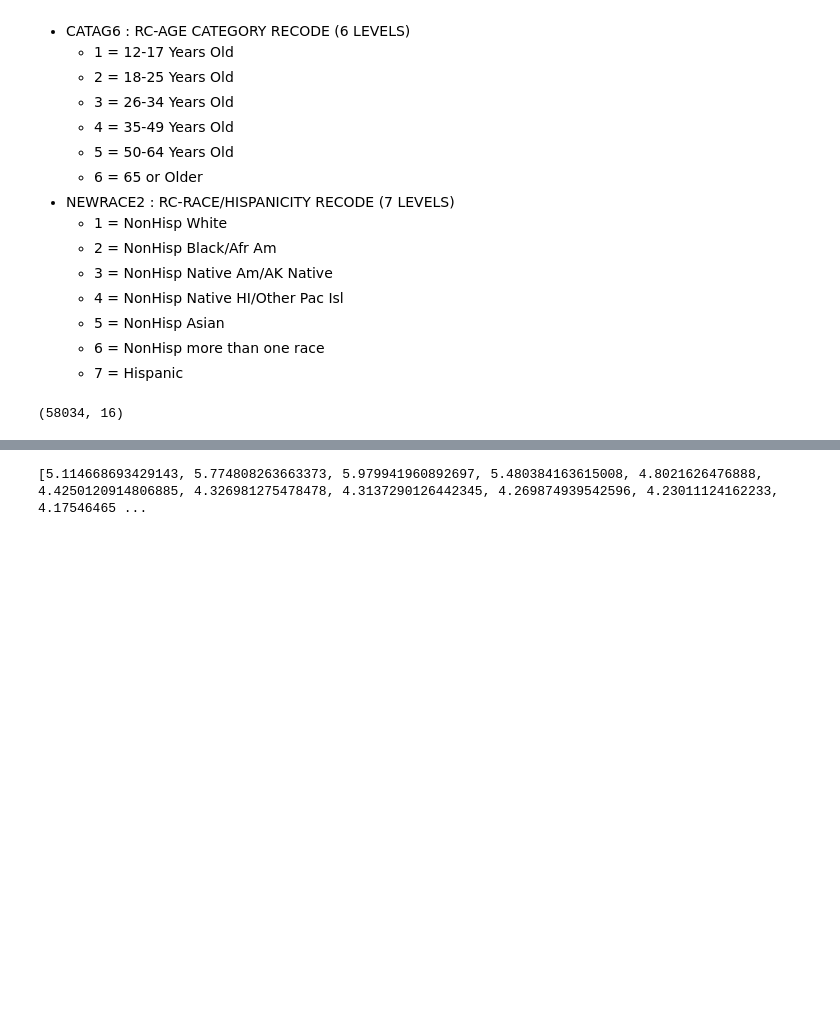
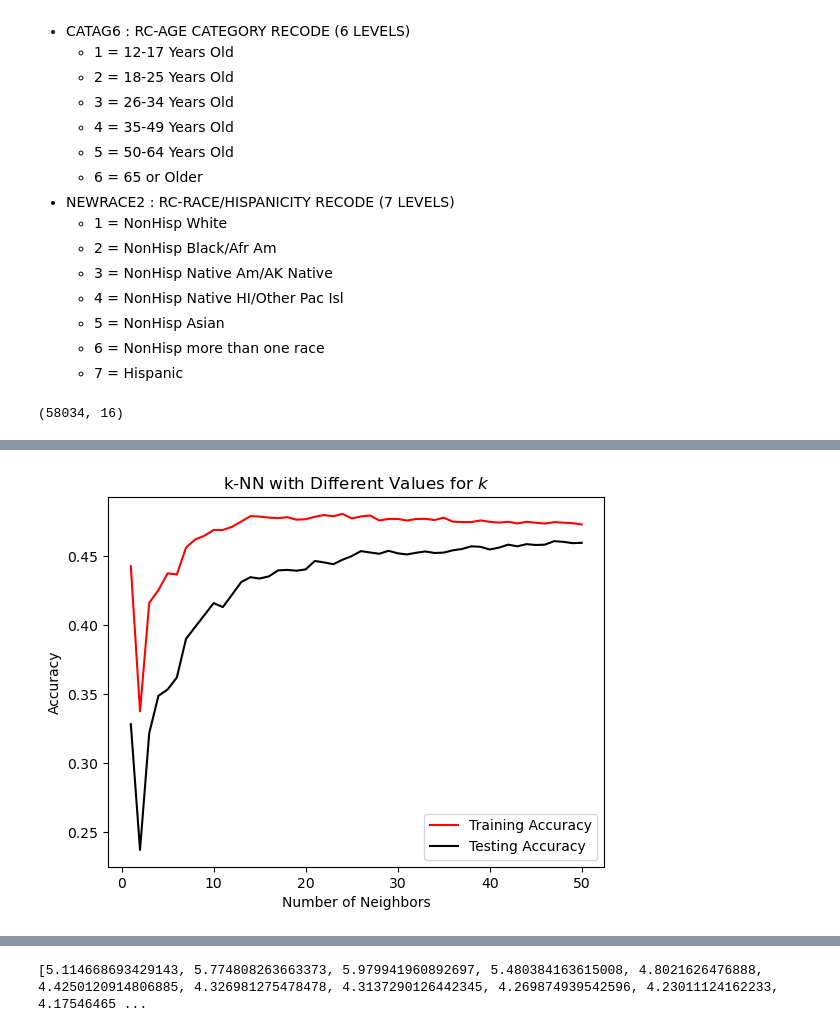
Before and after one commit to DanHL0/COGS109, a Jupyter notebook: COGS109_FInal_Project.ipynb, the cells around one changed output, grey strips where cells are left out. Drawn from its saved outputs; the diff is of its cells as text; code cells hidden in the pictures; blank space fills up the shorter version.

Commit message:
Update COGS109_FInal_Project.ipynb
added graphs

```diff
--- a/COGS109_FInal_Project.ipynb
+++ b/COGS109_FInal_Project.ipynb
@@ -174,0 +188,37 @@ df.shape
+# %%
+def plot_complexity_curve(k_list, x_train, x_test, y_train, y_test):
+
+    train_scores = []
+    test_scores = []
+
+    # For each k
+    for k in k_list:
+        # Initialize, fit, predict
+        knn = KNeighborsClassifier(n_neighbors=k)
+
+        knn.fit(x_train, y_train)
+
+        train_scores.append(knn.score(x_train, y_train))
+        test_scores.append(knn.score(x_test, y_test))
+
+    # Plot
+    fig, ax = plt.subplots()
+
+    ax.plot(k_list, train_scores, label='Training Accuracy', color='red')
+    ax.plot(k_list, test_scores, label='Testing Accuracy', color='black')
+
+    ax.set(title='k-NN with Different Values for $k$',
+           xlabel='Number of Neighbors',
+           ylabel='Accuracy')
+
+    ax.legend()
+# %%
+predCols = ['CIGEVER', 'SMKLSSEVR', 'ALCEVER', 'MJEVER', 'COCEVER', 'HEREVER', 'LSD',
+        'AMYLNIT', 'METHAMEVR', 'PNRANYLIF', 'TRQANYLIF','STMANYLIF','CATAG6','NEWRACE2','IRSEX']
+X = df[predCols]
+y = df.IREDUHIGHST2
+k_list=list(range(1,51))
+X_train, X_test, y_train, y_test = train_test_split(X, y,random_state=50)
+plot_complexity_curve(k_list, X_train, X_test, y_train, y_test)
+# %% [output]
+[figure, added]
```
Also changed, not shown: parts of 9 cells of this notebook.
